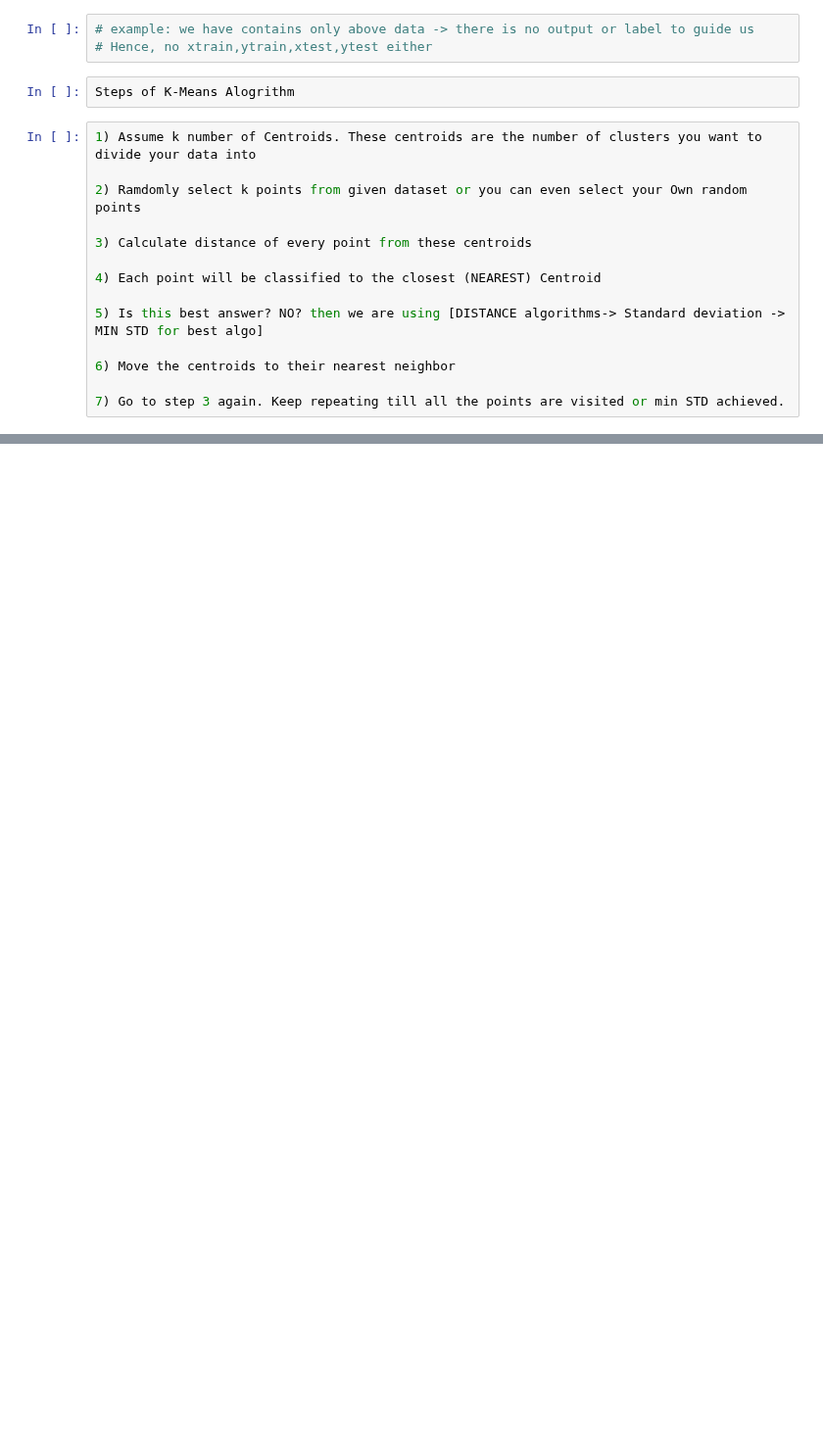
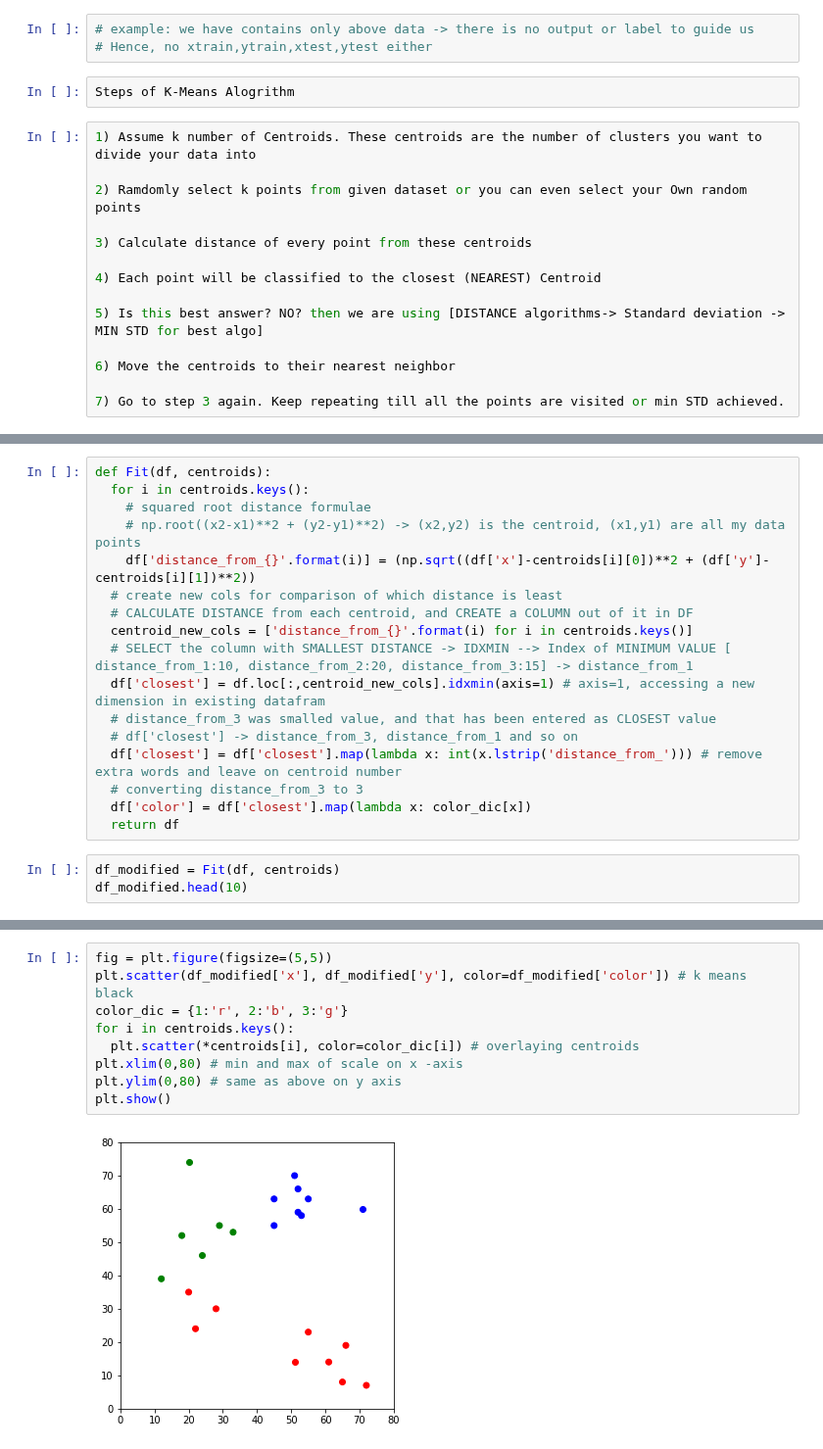
Before and after one commit to lellabhaskar/DataScience, a Jupyter notebook: 3p_K_Means.ipynb, the cells around one changed output, grey strips where cells are left out. Shown at 98% size. Saved outputs shown, nothing was run; the diff lists cells and outputs as text; blank space fills up the shorter version.

```diff
--- a/3p_K_Means.ipynb
+++ b/3p_K_Means.ipynb
@@ -30,0 +63,20 @@ Steps of K-Means Alogrithm
+# %%
+def Fit(df, centroids):
+  for i in centroids.keys():
+    # squared root distance formulae
+    # np.root((x2-x1)**2 + (y2-y1)**2) -> (x2,y2) is the centroid, (x1,y1) are all my data points
+    df['distance_from_{}'.format(i)] = (np.sqrt((df['x']-centroids[i][0])**2 + (df['y']-centroids[i][1])**2))
+  # create new cols for comparison of which distance is least
+  # CALCULATE DISTANCE from each centroid, and CREATE a COLUMN out of it in DF
+  centroid_new_cols = ['distance_from_{}'.format(i) for i in centroids.keys()]
+  # SELECT the column with SMALLEST DISTANCE -> IDXMIN --> Index of MINIMUM VALUE [ distance_from_1:10, distance_from_2:20, distance_from_3:15] -> distance_from_1
+  df['closest'] = df.loc[:,centroid_new_cols].idxmin(axis=1) # axis=1, accessing a new dimension in existing datafram
+  # distance_from_3 was smalled value, and that has been entered as CLOSEST value
+  # df['closest'] -> distance_from_3, distance_from_1 and so on
+  df['closest'] = df['closest'].map(lambda x: int(x.lstrip('distance_from_'))) # remove extra words and leave on centroid number
+  # converting distance_from_3 to 3
+  df['color'] = df['closest'].map(lambda x: color_dic[x])
+  return df
+# %%
+df_modified = Fit(df, centroids)
+df_modified.head(10)
@@ -30,0 +95,11 @@ Steps of K-Means Alogrithm
+# %%
+fig = plt.figure(figsize=(5,5))
+plt.scatter(df_modified['x'], df_modified['y'], color=df_modified['color']) # k means black
+color_dic = {1:'r', 2:'b', 3:'g'}
+for i in centroids.keys():
+  plt.scatter(*centroids[i], color=color_dic[i]) # overlaying centroids
+plt.xlim(0,80) # min and max of scale on x -axis
+plt.ylim(0,80) # same as above on y axis
+plt.show()
+# %% [output]
+[figure, added]
```
Also changed, not shown: parts of 18 cells of this notebook.
